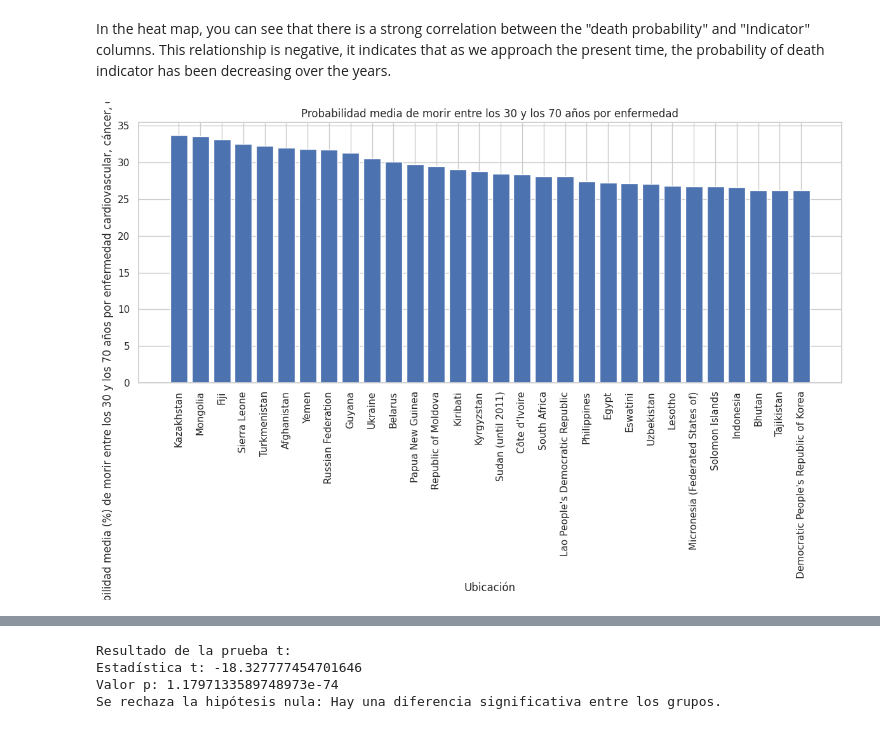
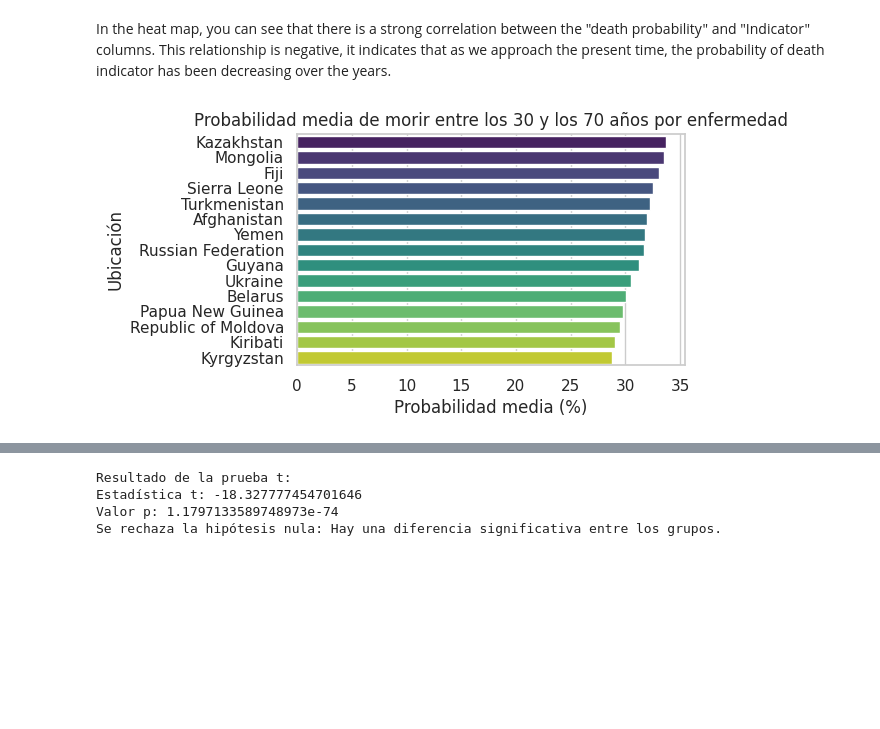
Before and after one commit to toyaESTADISTICO/Prueba_Sura, a Jupyter notebook: SURA_Andres_Montoya_Morales.ipynb, the cells around one changed output, grey strips where cells are left out. Saved outputs shown, nothing was run; the diff lists cells and outputs as text; code cells hidden in the pictures; blank space fills up the shorter version.

```diff
--- a/SURA_Andres_Montoya_Morales.ipynb
+++ b/SURA_Andres_Montoya_Morales.ipynb
@@ -154,33 +154,34 @@ In the heat map, you can see that there is a strong correlation between the "dea
 # %%
 import pandas as pd
 import matplotlib.pyplot as plt
+import seaborn as sns
 
 # Leer los datos del archivo CSV
 data = pd.read_csv("30-70cancerChdEtc.csv")
 
 # Seleccionar las columnas de interés
 data = data[["Location", "First Tooltip"]]
 
 # Agrupar los datos por ubicación y calcular la media de First Tooltip
 mean_first_tooltip = data.groupby("Location")["First Tooltip"].mean()
 
 # Ordenar los países por la media de First Tooltip, de mayor a menor
 mean_first_tooltip = mean_first_tooltip.sort_values(ascending=False)
 
-# Seleccionar los primeros 30 países
-num_countries_to_show = 30
+# Seleccionar los 15 países con valores más altos en First Tooltip
+num_countries_to_show = 15
 mean_first_tooltip = mean_first_tooltip.head(num_countries_to_show)
 
-# Crear un gráfico de barras
-plt.figure(figsize=(12, 8))  # Ajusta el tamaño del gráfico para acomodar los 30 países
-plt.bar(mean_first_tooltip.index, mean_first_tooltip)
-plt.xlabel("Ubicación")
-plt.ylabel("Probabilidad media (%) de morir entre los 30 y los 70 años por enfermedad cardiovascular, cáncer, diabetes o enfermedad respiratoria crónica")
+# Crear un gráfico de barras con estilo mejorado
+sns.set(style="whitegrid")
+plt.figure(figsize=(5, 3))
+ax = sns.barplot(x=mean_first_tooltip.values, y=mean_first_tooltip.index, palette="viridis")
+plt.xlabel("Probabilidad media (%)")
+plt.ylabel("Ubicación")
 plt.title("Probabilidad media de morir entre los 30 y los 70 años por enfermedad")
-plt.xticks(rotation=90)
-plt.tight_layout()
+plt.xticks(rotation=0)
 
 # Mostrar el gráfico
 plt.show()
 # %% [output]
-[figure, old version]
+[figure, new version]
```
Also changed, not shown: parts of 31 cells of this notebook.
